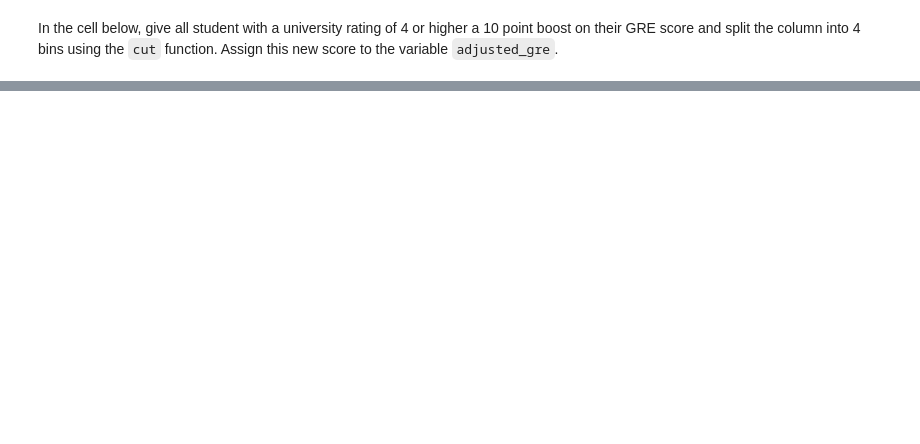
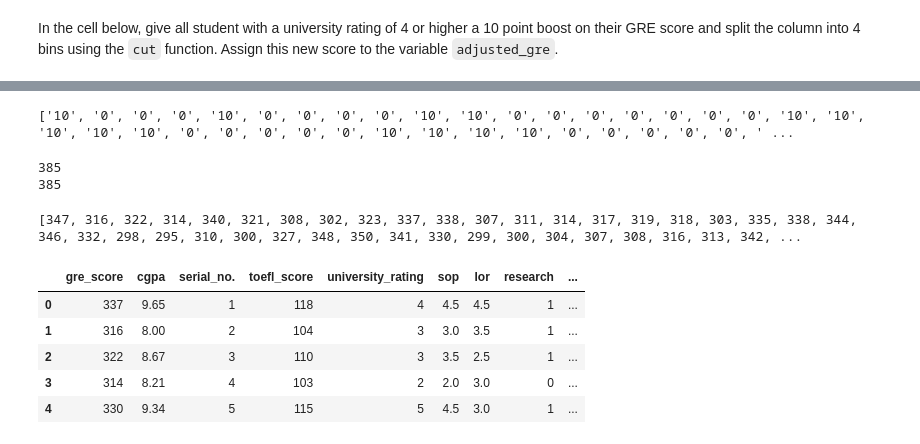
Before and after one commit to Santiorix/dataptmad1121_labs, a Jupyter notebook: module-2/advanced-pandas/your-code/main.ipynb, the cells around one changed output, grey strips where cells are left out. Drawn from its saved outputs; the diff is of its cells as text; code cells hidden in the pictures; blank space fills up the shorter version.

```diff
--- a/module-2/advanced-pandas/your-code/main.ipynb
+++ b/module-2/advanced-pandas/your-code/main.ipynb
@@ -416,0 +440,3 @@ In the cell below, give all student with a university rating of 4 or higher a 10
+# %%
+original_gre = df2["gre_score"]
+original_gre
@@ -416,0 +456,35 @@ In the cell below, give all student with a university rating of 4 or higher a 10
+# %%
+lst_adjusted_gre = [] #creo una lista vacía donde meto un 10 donde sea true, para luego sumarlo al GRE
+for i in lst_univrating:
+    if i == True:
+        lst_adjusted_gre.append("10")
+    else:
+        lst_adjusted_gre.append("0")
+print(lst_adjusted_gre)
+# %% [output]
+['10', '0', '0', '0', '10', '0', '0', '0', '0', '10', '10', '0', '0', '0', '0', '0', '0', '0', '10', '10', '10', '10', '10', '0', '0', '0', '0', '0', '10', '10', '10', '10', '0', '0', '0', '0', '0', ' ...
+# %%
+print(len(lst_adjusted_gre))
+print(len(original_gre))
+# %% [output]
+385
+385
+# %%
+final_adjusted_gre = []
+for i in range(385):
+    final_adjusted_gre.append(int(lst_adjusted_gre[i]) + int(original_gre[i]))
+
+print(final_adjusted_gre)
+# %% [output]
+[347, 316, 322, 314, 340, 321, 308, 302, 323, 337, 338, 307, 311, 314, 317, 319, 318, 303, 335, 338, 344, 346, 332, 298, 295, 310, 300, 327, 348, 350, 341, 330, 299, 300, 304, 307, 308, 316, 313, 342, ...
+# %%
+df2["adjusted_gre"] = final_adjusted_gre
+# %%
+df2.head()
+# %% [output]
+|  | gre_score | cgpa | serial_no. | toefl_score | university_rating | sop | lor | research | ... |
+| 0 | 337 | 9.65 | 1 | 118 | 4 | 4.5 | 4.5 | 1 | ... |
+| 1 | 316 | 8.00 | 2 | 104 | 3 | 3.0 | 3.5 | 1 | ... |
+| 2 | 322 | 8.67 | 3 | 110 | 3 | 3.5 | 2.5 | 1 | ... |
+| 3 | 314 | 8.21 | 4 | 103 | 2 | 2.0 | 3.0 | 0 | ... |
+| 4 | 330 | 9.34 | 5 | 115 | 5 | 4.5 | 3.0 | 1 | ... |
```
Also changed, not shown: parts of 8 cells of this notebook.
